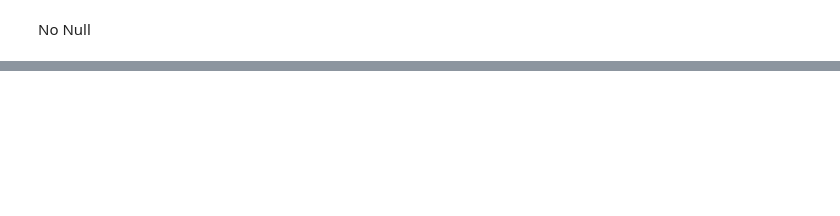
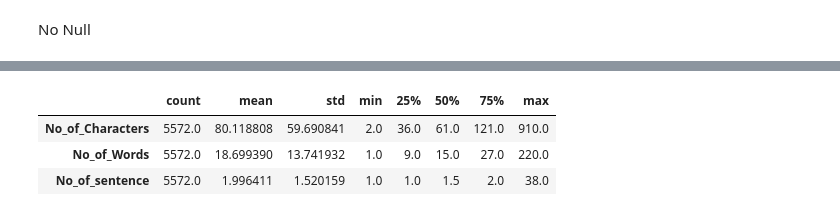
Before and after one commit to KaustubhaRam/sms_classifier, a Jupyter notebook: sms_classifier.ipynb, the cells around one changed output, grey strips where cells are left out. Saved outputs shown, nothing was run; the diff lists cells and outputs as text; code cells hidden in the pictures; blank space fills up the shorter version.

```diff
--- a/sms_classifier.ipynb
+++ b/sms_classifier.ipynb
@@ -33,0 +77,11 @@ sms_data['Category']=lab_enc.fit_transform(sms_data['Category'])
+# %%
+data["No_of_Characters"] = data["Text"].apply(len)
+data["No_of_Words"]=data.apply(lambda row: nltk.word_tokenize(row["Text"]), axis=1).apply(len)
+data["No_of_sentence"]=data.apply(lambda row: nltk.sent_tokenize(row["Text"]), axis=1).apply(len)
+
+data.describe().T
+# %% [output]
+|  | count | mean | std | min | 25% | 50% | 75% | max |
+| No_of_Characters | 5572.0 | 80.118808 | 59.690841 | 2.0 | 36.0 | 61.0 | 121.0 | 910.0 |
+| No_of_Words | 5572.0 | 18.699390 | 13.741932 | 1.0 | 9.0 | 15.0 | 27.0 | 220.0 |
+| No_of_sentence | 5572.0 | 1.996411 | 1.520159 | 1.0 | 1.0 | 1.5 | 2.0 | 38.0 |
```
Also changed, not shown: parts of 24 cells of this notebook.
